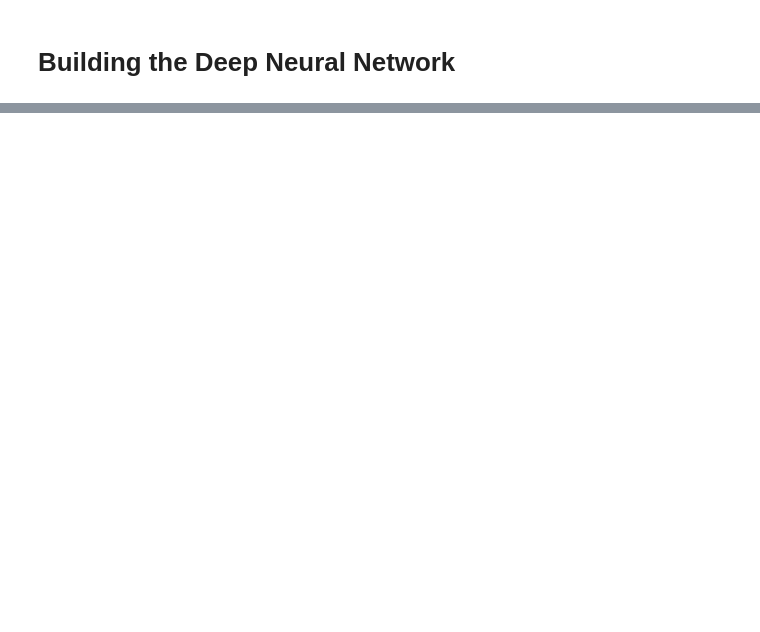
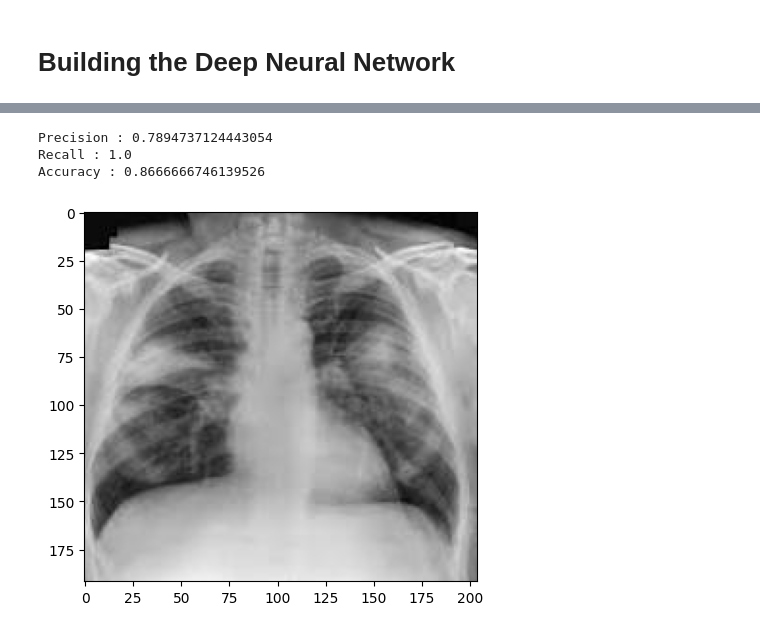
Before and after one commit to mohamed215686/Pneumonia_check_model, a Jupyter notebook: pneumonia-check-model.ipynb, the cells around one changed output, grey strips where cells are left out. Drawn from its saved outputs; the diff is of its cells as text; code cells hidden in the pictures; blank space fills up the shorter version.

```diff
--- a/pneumonia-check-model.ipynb
+++ b/pneumonia-check-model.ipynb
@@ -200,0 +231,15 @@ Epoch 20/20
+# %%
+print(f"Precision : {pre.result().numpy()}")
+print(f"Recall : {Rec.result().numpy()}")
+print(f"Accuracy : {acc.result().numpy()}")
+# %% [output]
+Precision : 0.7894737124443054
+Recall : 1.0
+Accuracy : 0.8666666746139526
+# %%
+# test with a random image from google of a Pneumonia scan
+Pneumonia_test_image = cv2.imread('/kaggle/input/datasets/mohamedafkir90/test-image-pneumonia/pneumoniaTest.png')
+plt.imshow(Pneumonia_test_image)
+plt.show()
+# %% [output]
+[figure, added]
```
Also changed, not shown: parts of 30 cells of this notebook.
